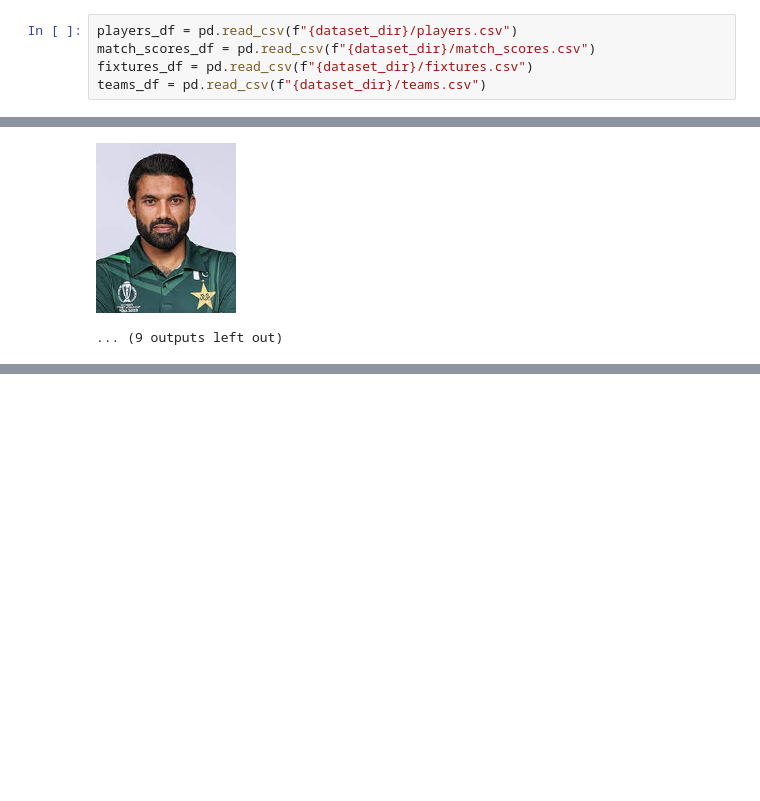
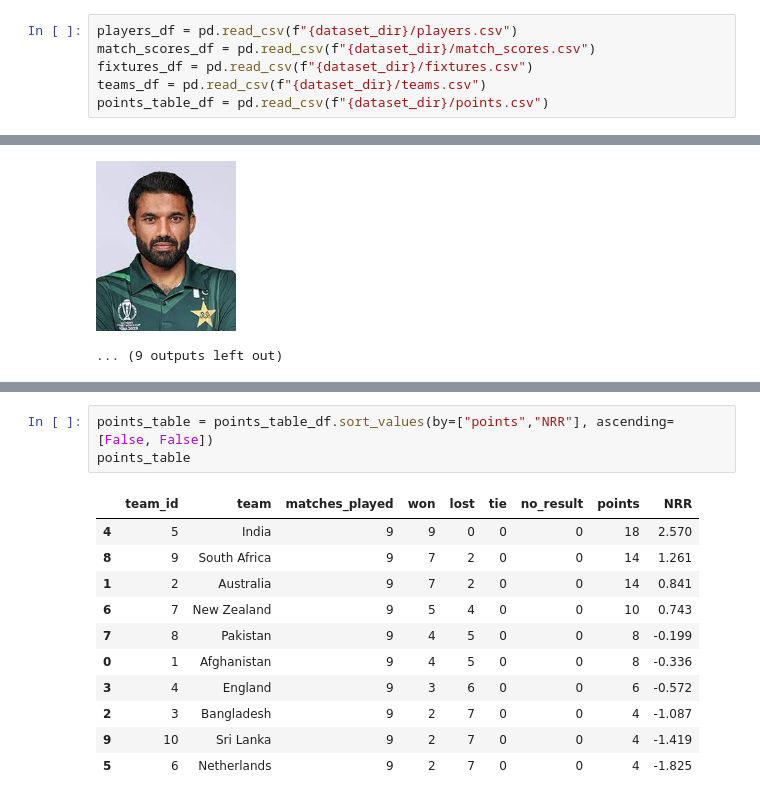
Before and after one commit to Shaheer-Imam/Cricket-World-Cup, a Jupyter notebook: EDA/world_cup_analysis.ipynb, the cells around one changed output, grey strips where cells are left out. Cells and saved outputs as stored; diff of their text form; blank space fills up the shorter version.

```diff
--- a/EDA/world_cup_analysis.ipynb
+++ b/EDA/world_cup_analysis.ipynb
@@ -15,6 +15,7 @@ players_df = pd.read_csv(f"{dataset_dir}/players.csv")
 match_scores_df = pd.read_csv(f"{dataset_dir}/match_scores.csv")
 fixtures_df = pd.read_csv(f"{dataset_dir}/fixtures.csv")
 teams_df = pd.read_csv(f"{dataset_dir}/teams.csv")
+points_table_df = pd.read_csv(f"{dataset_dir}/points.csv")
 # %%
 def get_top_scorers(n_players):
     try:
@@ -167,0 +214,15 @@ plot_points_timeline()
+# %%
+points_table = points_table_df.sort_values(by=["points","NRR"], ascending=[False, False])
+points_table
+# %% [output]
+|  | team_id | team | matches_played | won | lost | tie | no_result | points | NRR |
+| 4 | 5 | India | 9 | 9 | 0 | 0 | 0 | 18 | 2.570 |
+| 8 | 9 | South Africa | 9 | 7 | 2 | 0 | 0 | 14 | 1.261 |
+| 1 | 2 | Australia | 9 | 7 | 2 | 0 | 0 | 14 | 0.841 |
+| 6 | 7 | New Zealand | 9 | 5 | 4 | 0 | 0 | 10 | 0.743 |
+| 7 | 8 | Pakistan | 9 | 4 | 5 | 0 | 0 | 8 | -0.199 |
+| 0 | 1 | Afghanistan | 9 | 4 | 5 | 0 | 0 | 8 | -0.336 |
+| 3 | 4 | England | 9 | 3 | 6 | 0 | 0 | 6 | -0.572 |
+| 2 | 3 | Bangladesh | 9 | 2 | 7 | 0 | 0 | 4 | -1.087 |
+| 9 | 10 | Sri Lanka | 9 | 2 | 7 | 0 | 0 | 4 | -1.419 |
+| 5 | 6 | Netherlands | 9 | 2 | 7 | 0 | 0 | 4 | -1.825 |
```
Also changed, not shown: parts of 8 cells of this notebook, 18 other files.
